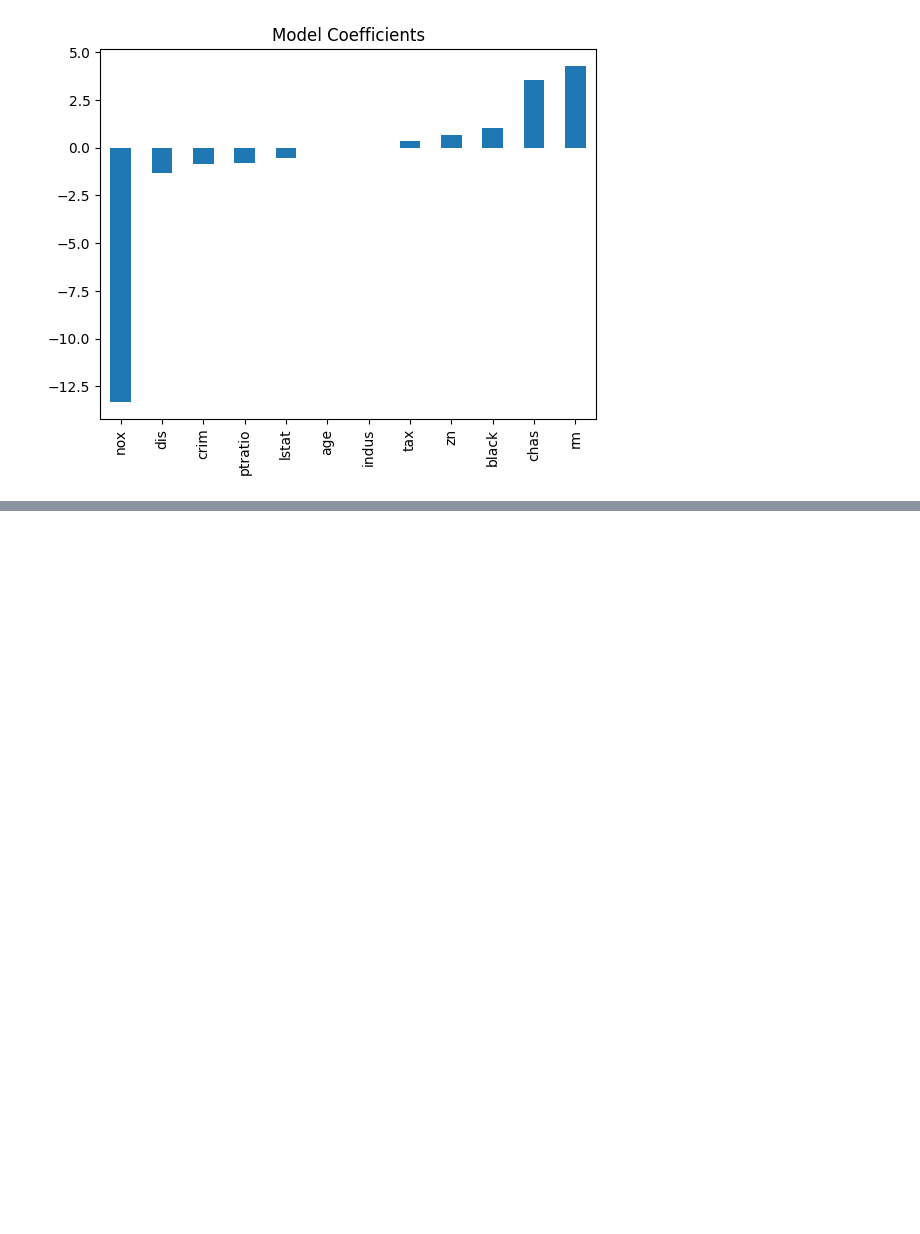
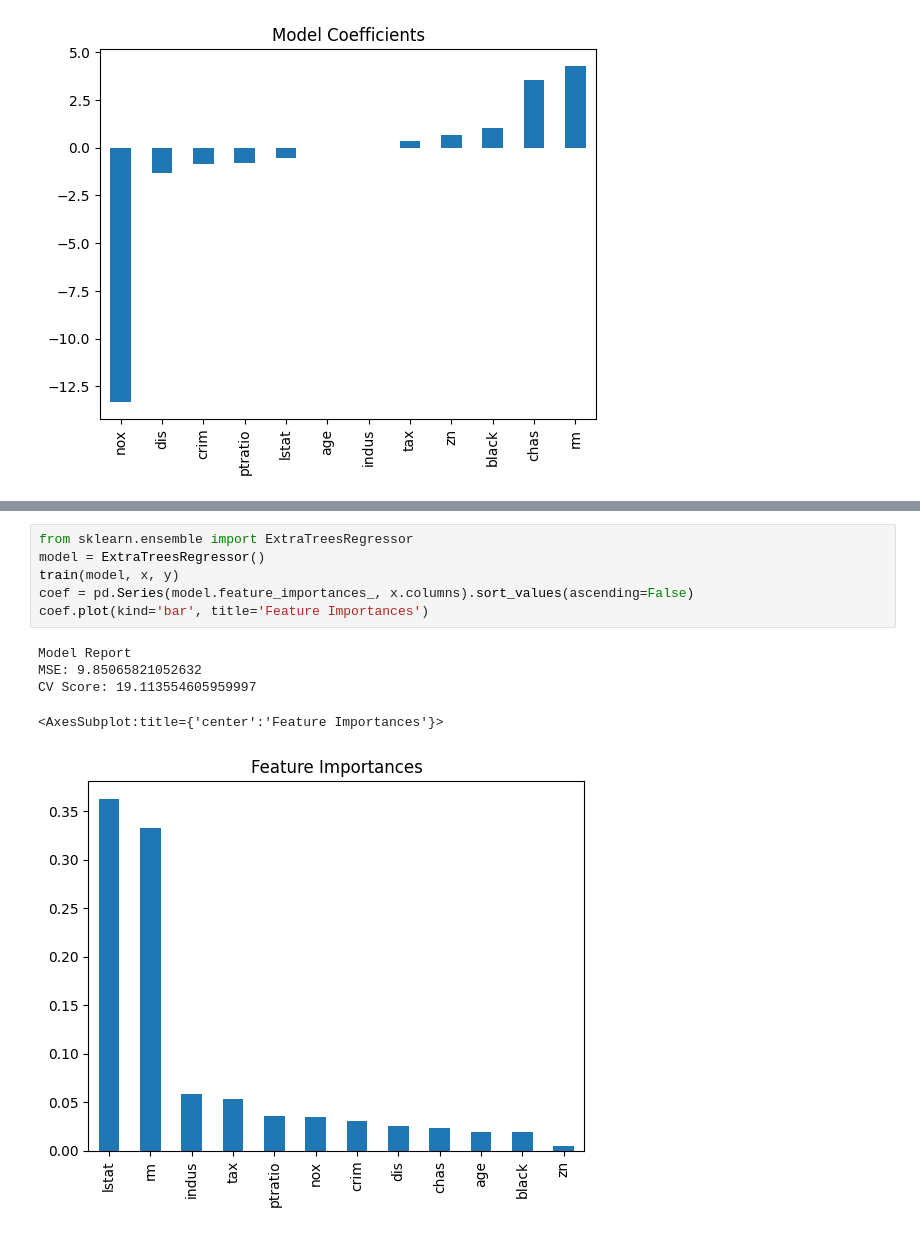
Before and after one commit to Dhiraj455/Boston_House, a Jupyter notebook: prediction.ipynb, the cells around one changed output, grey strips where cells are left out. Cells and saved outputs as stored; diff of their text form; blank space fills up the shorter version.

```diff
--- a/prediction.ipynb
+++ b/prediction.ipynb
@@ -213,0 +238,12 @@ CV Score: 35.58136621076919
+# %%
+from sklearn.ensemble import ExtraTreesRegressor
+model = ExtraTreesRegressor()
+train(model, x, y)
+coef = pd.Series(model.feature_importances_, x.columns).sort_values(ascending=False)
+coef.plot(kind='bar', title='Feature Importances')
+# %% [output]
+Model Report
+MSE: 9.85065821052632
+CV Score: 19.113554605959997
+<AxesSubplot:title={'center':'Feature Importances'}>
+[figure, added]
```
Also changed, not shown: parts of 3 cells of this notebook, 3 other files.
